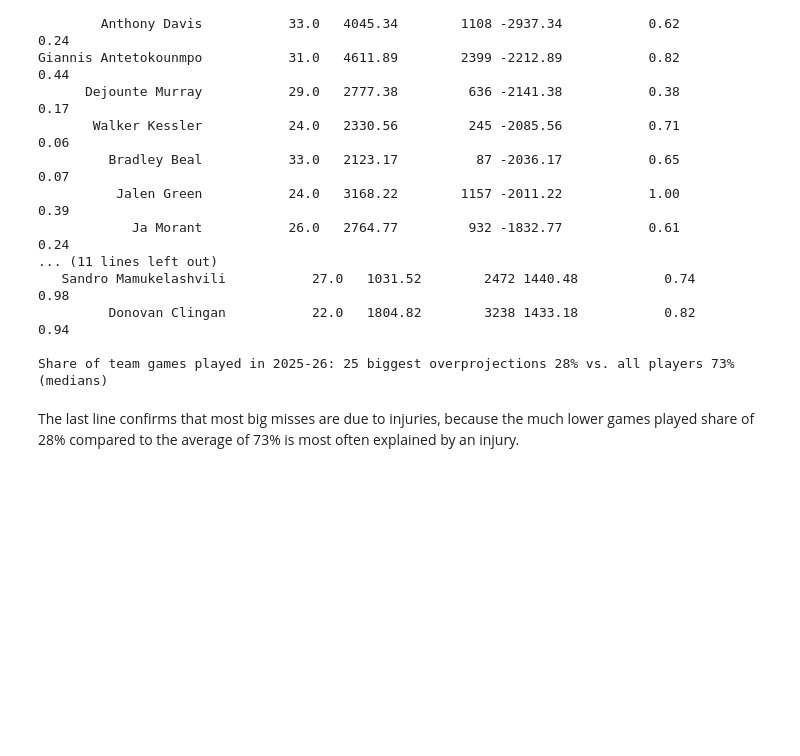
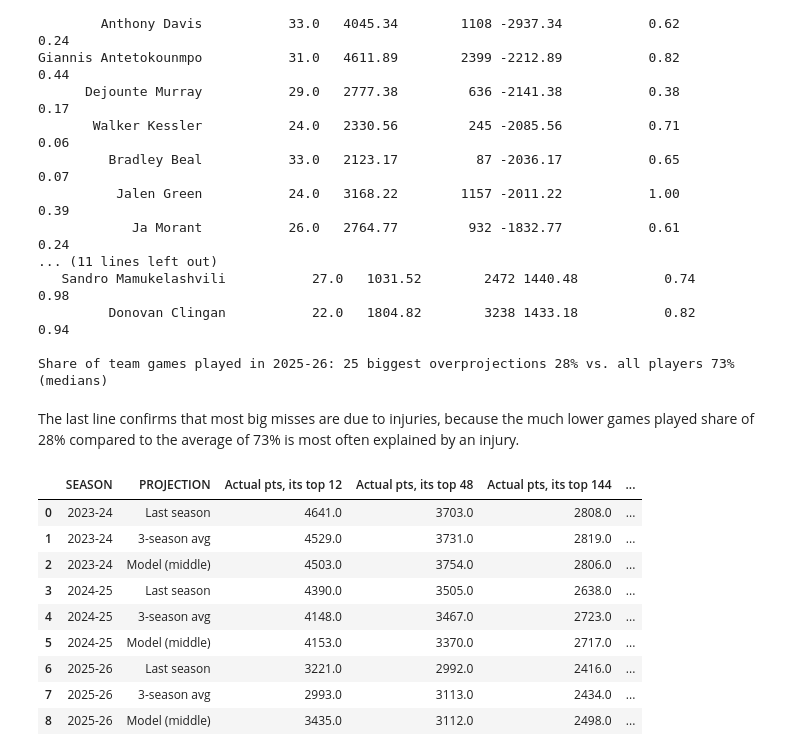
Before and after one commit to ryanpollard00/fantasy-basketball-draft-sim, a Jupyter notebook: notebooks/02_projection_model.ipynb, the cells around one changed output. Cells and saved outputs as stored; diff of their text form; code cells hidden in the pictures; blank space fills up the shorter version.

Commit message:
Add walk-forward projections, lineup optimization, simulation against a human-like field, and draft results analysis notebook

```diff
--- a/notebooks/02_projection_model.ipynb
+++ b/notebooks/02_projection_model.ipynb
@@ -320,3 +320,33 @@ Giannis Antetokounmpo           31.0   4611.89        2399 -2212.89           0.
 Share of team games played in 2025-26: 25 biggest overprojections 28% vs. all players 73% (medians)
 # %% [markdown]
 The last line confirms that most big misses are due to injuries, because the much lower games played share of 28% compared to the average of 73% is most often explained by an injury.
+# %%
+from src.model import load_projections
+
+all_projections = load_projections()
+boards = {"Last season": "PROJ_LAST_SEASON", "3-season avg": "PROJ_AVG3", "Model (middle)": "PROJ_MID"}
+rows = []
+for season, players in all_projections.groupby("SEASON"):
+    stars = players.nlargest(24, "ACTUAL_PTS")
+    for label, column in boards.items():
+        board = players.sort_values(column, ascending=False)
+        rows.append({
+            "SEASON": season,
+            "PROJECTION": label,
+            "Actual pts, its top 12": board["ACTUAL_PTS"].head(12).mean(),
+            "Actual pts, its top 48": board["ACTUAL_PTS"].head(48).mean(),
+            "Actual pts, its top 144": board["ACTUAL_PTS"].head(144).mean(),
+            "Bias on true top 24": (stars[column] - stars["ACTUAL_PTS"]).mean(),
+        })
+pd.DataFrame(rows).round(0)
+# %% [output]
+|  | SEASON | PROJECTION | Actual pts, its top 12 | Actual pts, its top 48 | Actual pts, its top 144 | ... |
+| 0 | 2023-24 | Last season | 4641.0 | 3703.0 | 2808.0 | ... |
+| 1 | 2023-24 | 3-season avg | 4529.0 | 3731.0 | 2819.0 | ... |
+| 2 | 2023-24 | Model (middle) | 4503.0 | 3754.0 | 2806.0 | ... |
+| 3 | 2024-25 | Last season | 4390.0 | 3505.0 | 2638.0 | ... |
+| 4 | 2024-25 | 3-season avg | 4148.0 | 3467.0 | 2723.0 | ... |
+| 5 | 2024-25 | Model (middle) | 4153.0 | 3370.0 | 2717.0 | ... |
+| 6 | 2025-26 | Last season | 3221.0 | 2992.0 | 2416.0 | ... |
+| 7 | 2025-26 | 3-season avg | 2993.0 | 3113.0 | 2434.0 | ... |
+| 8 | 2025-26 | Model (middle) | 3435.0 | 3112.0 | 2498.0 | ... |
```
Also changed, not shown: 15 other files.
